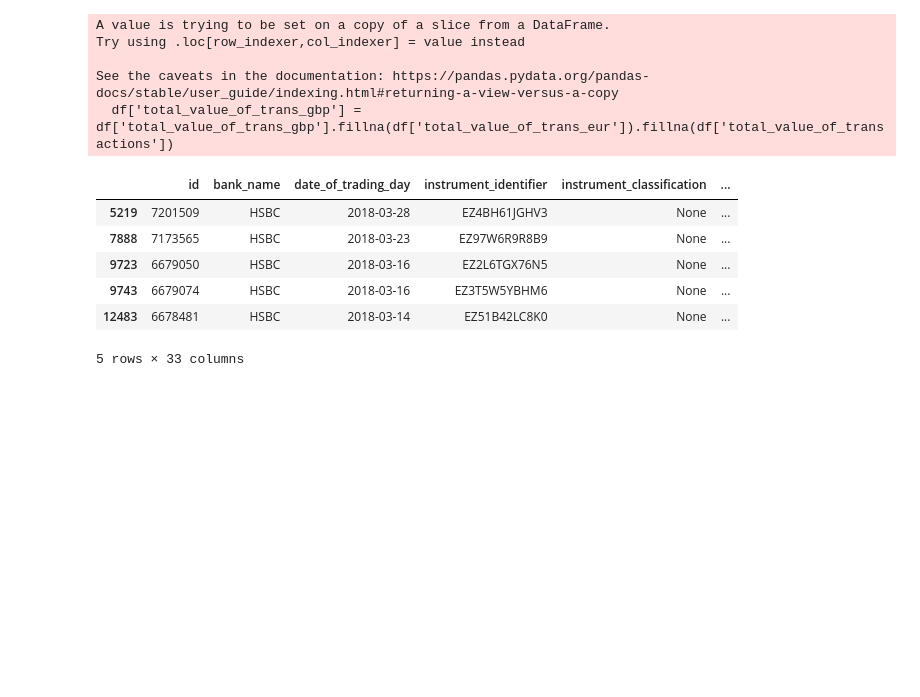
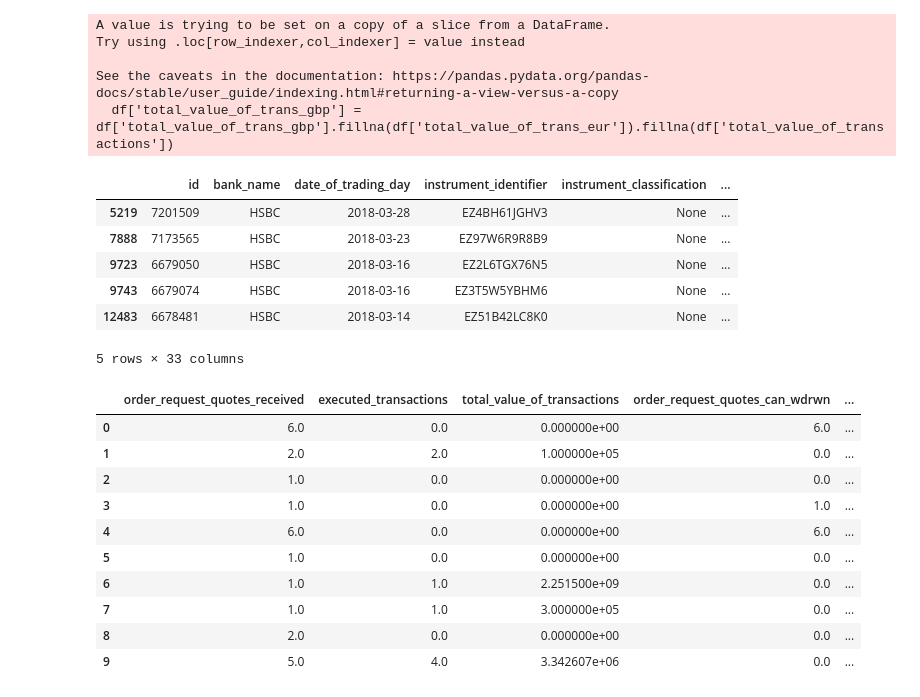
Before and after one commit to Inald/newNWM-Intern-Project-2020, a Jupyter notebook: pipelined.ipynb, the cells around one changed output. Saved outputs shown, nothing was run; the diff lists cells and outputs as text; code cells hidden in the pictures; blank space fills up the shorter version.

```diff
--- a/pipelined.ipynb
+++ b/pipelined.ipynb
@@ -244 +261,28 @@ reducedRTS = reducedRTS.drop(reducedRTS.groupby('bank_name').get_group('Barclays
+# %%
+from sklearn.feature_selection import SelectKBest, f_classif
+
+numerical_cols = [col for col in reducedRTS.columns if reducedRTS[col].dtype in ['int64', 'float64']]
+
+reducedRTS = reducedRTS[numerical_cols].copy()
+reducedRTS.fillna(reducedRTS.mean(), inplace=True)
+
+# Create and fit selector
+selector = SelectKBest(f_classif, k=10)
+selector.fit(reducedRTS, reducedRTS['total_value_of_trans_gbp'])
+# Get columns to keep and create new dataframe with those only
+cols = selector.get_support(indices=True)
+reducedRTS_new = reducedRTS.iloc[:,cols]
+reducedRTS_new.head(10)
+# %% [output]
+|  | order_request_quotes_received | executed_transactions | total_value_of_transactions | order_request_quotes_can_wdrwn | ... |
+| 0 | 6.0 | 0.0 | 0.000000e+00 | 6.0 | ... |
+| 1 | 2.0 | 2.0 | 1.000000e+05 | 0.0 | ... |
+| 2 | 1.0 | 0.0 | 0.000000e+00 | 0.0 | ... |
+| 3 | 1.0 | 0.0 | 0.000000e+00 | 1.0 | ... |
+| 4 | 6.0 | 0.0 | 0.000000e+00 | 6.0 | ... |
+| 5 | 1.0 | 0.0 | 0.000000e+00 | 0.0 | ... |
+| 6 | 1.0 | 1.0 | 2.251500e+09 | 0.0 | ... |
+| 7 | 1.0 | 1.0 | 3.000000e+05 | 0.0 | ... |
+| 8 | 2.0 | 0.0 | 0.000000e+00 | 0.0 | ... |
+| 9 | 5.0 | 4.0 | 3.342607e+06 | 0.0 | ... |
 # %%
```
Also changed, not shown: parts of 4 cells of this notebook.
